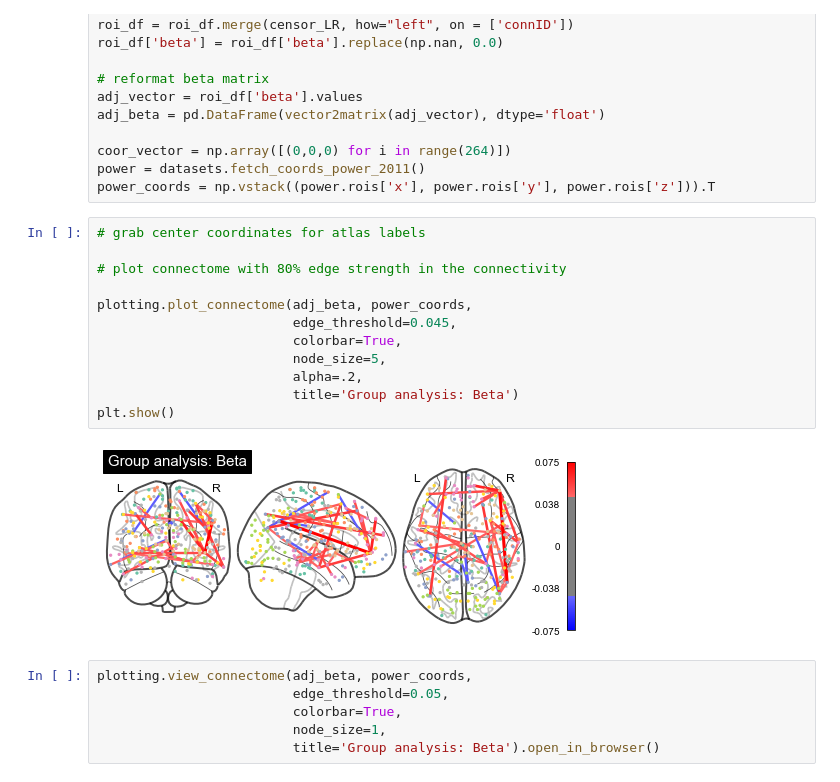
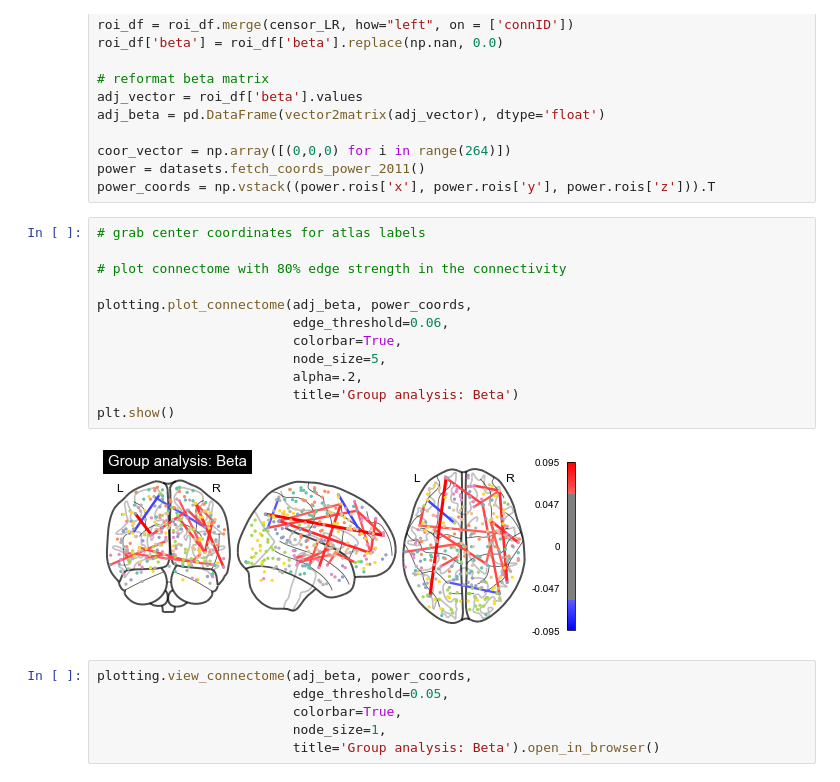
Before and after one commit to UWCCDL/RLvIBL, a Jupyter notebook: rsfMRI/gambling_rfmri.ipynb, the cells around one changed output. Drawn from its saved outputs; the diff is of its cells as text.

```diff
--- a/rsfMRI/gambling_rfmri.ipynb
+++ b/rsfMRI/gambling_rfmri.ipynb
@@ -217,17 +219,17 @@ power_coords = np.vstack((power.rois['x'], power.rois['y'], power.rois['z'])).T
 # %%
 # grab center coordinates for atlas labels
 
 # plot connectome with 80% edge strength in the connectivity
 
 plotting.plot_connectome(adj_beta, power_coords,
-                         edge_threshold=0.045,
+                         edge_threshold=0.06,
                          colorbar=True,
                          node_size=5,
                          alpha=.2,
                          title='Group analysis: Beta')
 plt.show()
 # %% [output]
-[figure, old version]
+[figure, new version]
 # %%
 plotting.view_connectome(adj_beta, power_coords,
                          edge_threshold=0.05,
```
Also changed, not shown: parts of 11 cells of this notebook, 2 other files.
